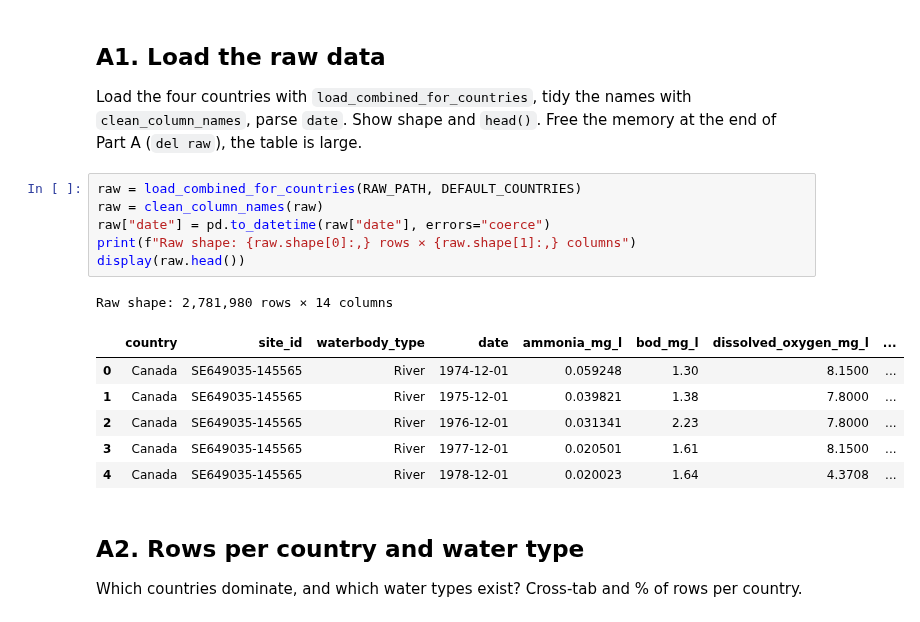
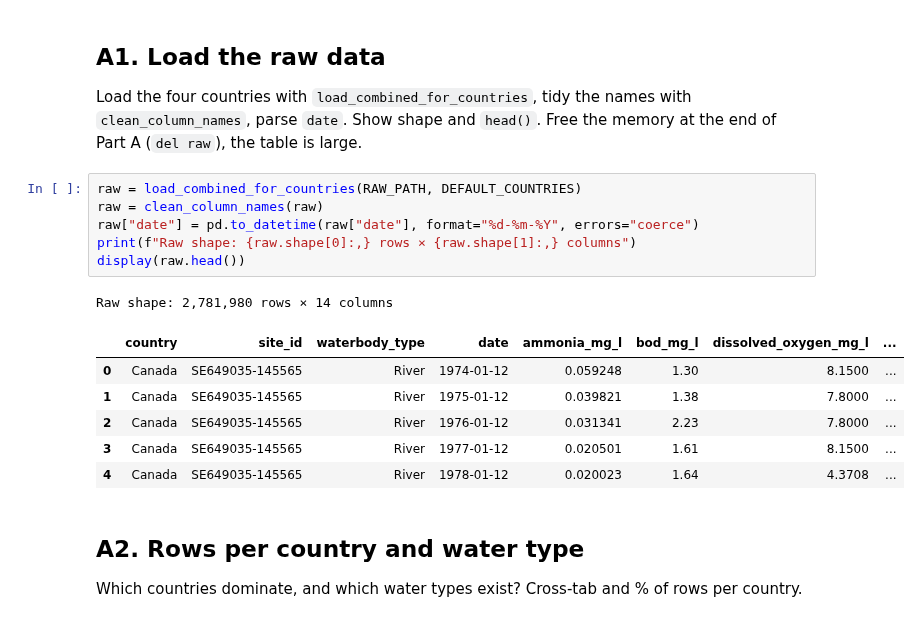
Before and after one commit to Priyal-2005/water-quality-prediction, a Jupyter notebook: notebooks/01_eda.ipynb, the cells around one changed output. Drawn from its saved outputs; the diff is of its cells as text.

```diff
--- a/notebooks/01_eda.ipynb
+++ b/notebooks/01_eda.ipynb
@@ -43,17 +43,17 @@ Load the four countries with `load_combined_for_countries`, tidy the names with
 # %%
 raw = load_combined_for_countries(RAW_PATH, DEFAULT_COUNTRIES)
 raw = clean_column_names(raw)
-raw["date"] = pd.to_datetime(raw["date"], errors="coerce")
+raw["date"] = pd.to_datetime(raw["date"], format="%d-%m-%Y", errors="coerce")
 print(f"Raw shape: {raw.shape[0]:,} rows × {raw.shape[1]:,} columns")
 display(raw.head())
 # %% [output]
 Raw shape: 2,781,980 rows × 14 columns
 |  | country | site_id | waterbody_type | date | ammonia_mg_l | bod_mg_l | dissolved_oxygen_mg_l | ... |
-| 0 | Canada | SE649035-145565 | River | 1974-12-01 | 0.059248 | 1.30 | 8.1500 | ... |
-| 1 | Canada | SE649035-145565 | River | 1975-12-01 | 0.039821 | 1.38 | 7.8000 | ... |
-| 2 | Canada | SE649035-145565 | River | 1976-12-01 | 0.031341 | 2.23 | 7.8000 | ... |
-| 3 | Canada | SE649035-145565 | River | 1977-12-01 | 0.020501 | 1.61 | 8.1500 | ... |
-| 4 | Canada | SE649035-145565 | River | 1978-12-01 | 0.020023 | 1.64 | 4.3708 | ... |
+| 0 | Canada | SE649035-145565 | River | 1974-01-12 | 0.059248 | 1.30 | 8.1500 | ... |
+| 1 | Canada | SE649035-145565 | River | 1975-01-12 | 0.039821 | 1.38 | 7.8000 | ... |
+| 2 | Canada | SE649035-145565 | River | 1976-01-12 | 0.031341 | 2.23 | 7.8000 | ... |
+| 3 | Canada | SE649035-145565 | River | 1977-01-12 | 0.020501 | 1.61 | 8.1500 | ... |
+| 4 | Canada | SE649035-145565 | River | 1978-01-12 | 0.020023 | 1.64 | 4.3708 | ... |
 # %% [markdown]
 ## A2. Rows per country and water type
 Which countries dominate, and which water types exist? Cross-tab and % of rows per country.
```
Also changed, not shown: parts of 2 cells of this notebook, 14 other files.
